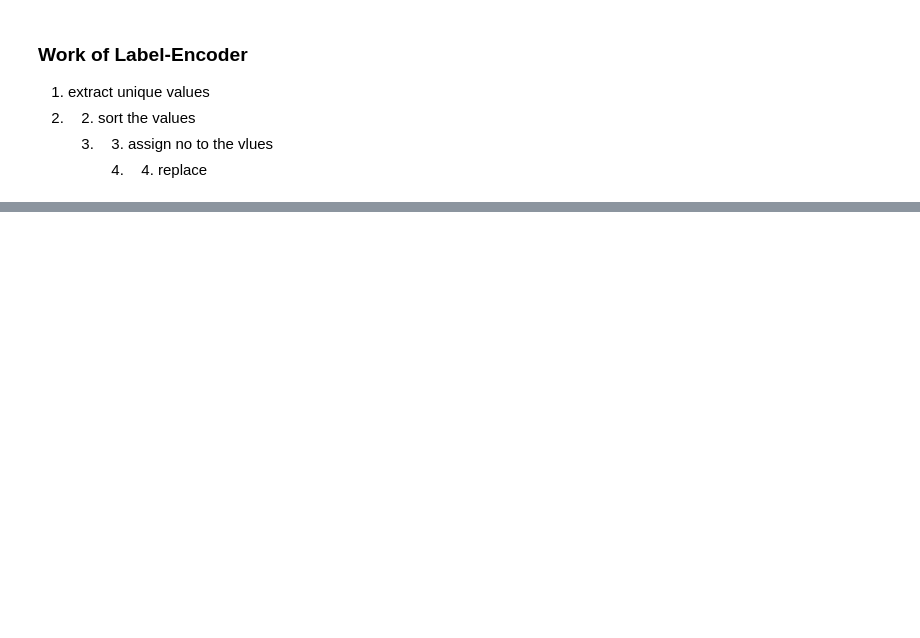
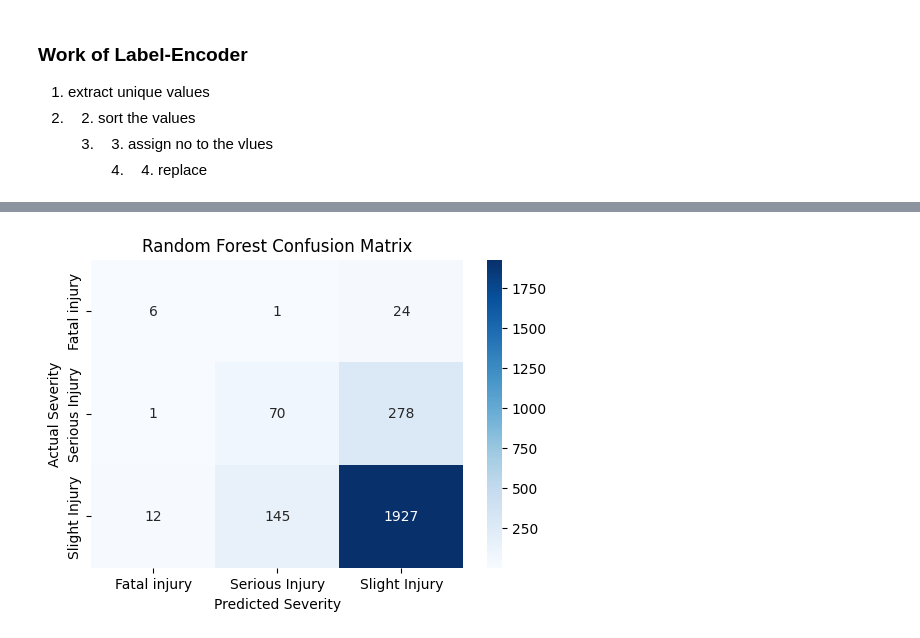
Before and after one commit to VamEmpire/Data-Science-Projects, a Jupyter notebook: 3.Internship_project_3_road_accidents.ipynb, the cells around one changed output, grey strips where cells are left out. Drawn from its saved outputs; the diff is of its cells as text; code cells hidden in the pictures; blank space fills up the shorter version.

```diff
--- a/3.Internship_project_3_road_accidents.ipynb
+++ b/3.Internship_project_3_road_accidents.ipynb
@@ -296,0 +439,20 @@ plt.show()
+# %%
+# Let's pick the Random Forest model to inspect closely, since it is usual
+best_model_name = 'Random Forest'
+best_model = trained_models[best_model_name]
+
+y_pred_best = best_model.predict(X_test)
+
+# Create the confusion matrix
+cm = confusion_matrix(y_test, y_pred_best)
+
+# Draw it as a heatmap (colored table) so it's easy to read
+plt.figure(figsize=(6,4))
+sns.heatmap(cm, annot=True, fmt='d', cmap='Blues', xticklabels=target_encoder.classes_, yticklabels=target_encoder.classes_)
+
+plt.title(f"{best_model_name} Confusion Matrix")
+plt.xlabel("Predicted Severity")
+plt.ylabel("Actual Severity")
+plt.show()
+# %% [output]
+[figure, added]
```
Also changed, not shown: parts of 30 cells of this notebook, 2 other files.
